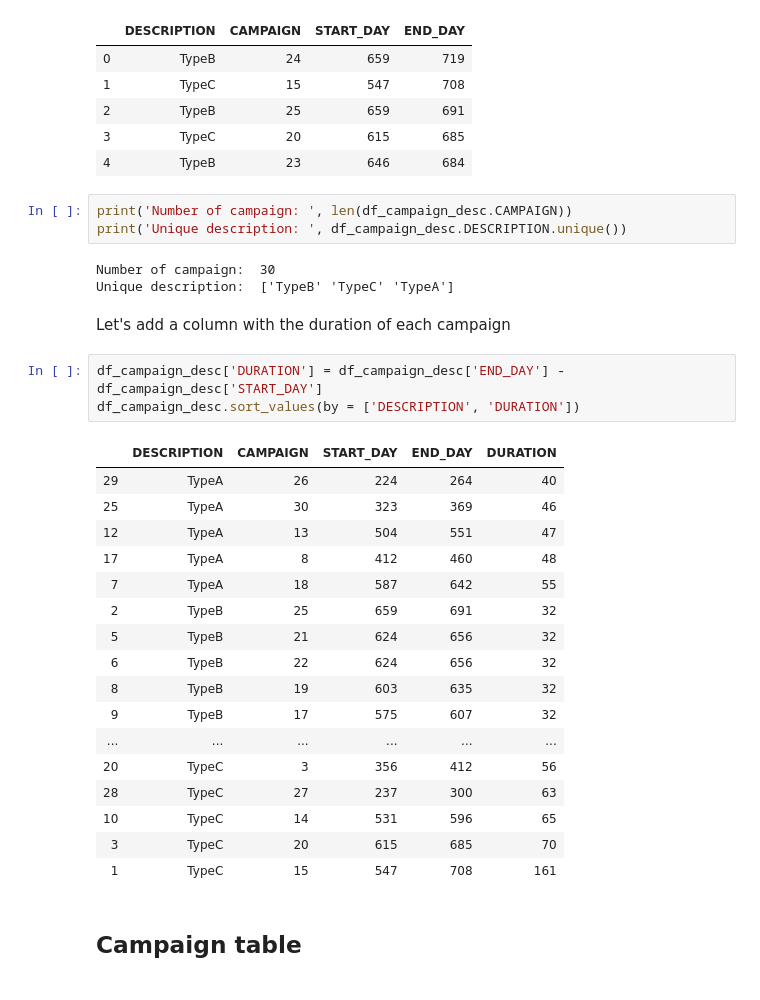
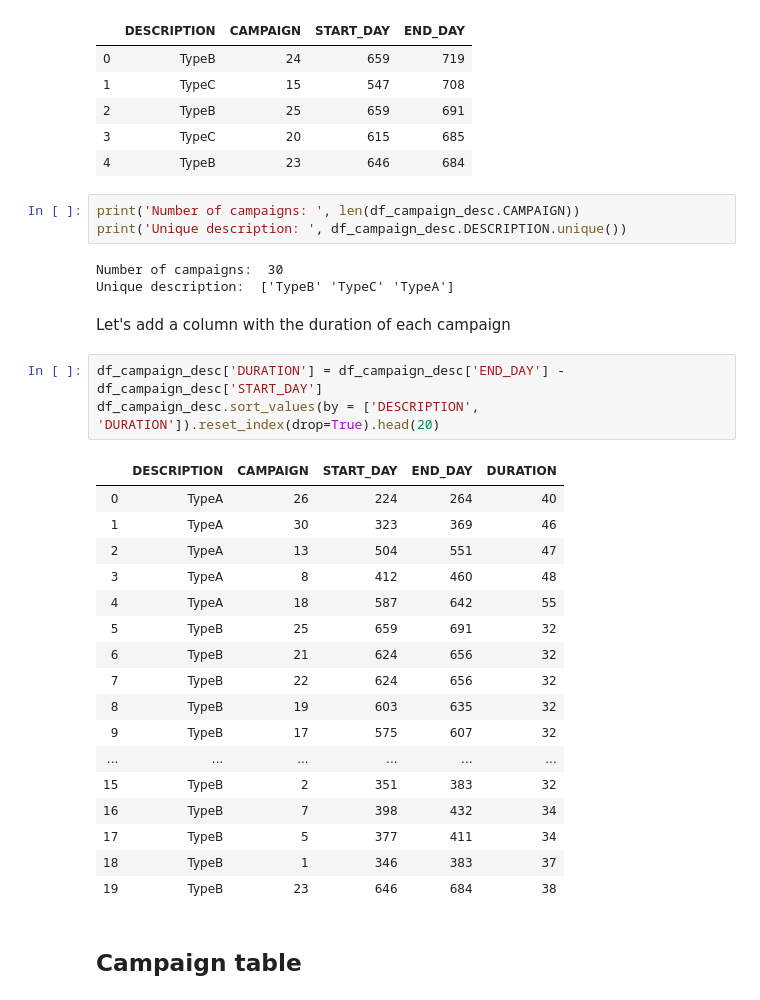
Before and after one commit to whateverforever/ada-2019-project, a Jupyter notebook: data_analysis.ipynb, the cells around one changed output. Drawn from its saved outputs; the diff is of its cells as text.

```diff
--- a/data_analysis.ipynb
+++ b/data_analysis.ipynb
@@ -68,34 +95,34 @@ df_campaign_desc.head()
 | 3 | TypeC | 20 | 615 | 685 |
 | 4 | TypeB | 23 | 646 | 684 |
 # %%
-print('Number of campaign: ', len(df_campaign_desc.CAMPAIGN))
+print('Number of campaigns: ', len(df_campaign_desc.CAMPAIGN))
 print('Unique description: ', df_campaign_desc.DESCRIPTION.unique())
 # %% [output]
-Number of campaign:  30
+Number of campaigns:  30
 Unique description:  ['TypeB' 'TypeC' 'TypeA']
 # %% [markdown]
 Let's add a column with the duration of each campaign
 # %%
 df_campaign_desc['DURATION'] = df_campaign_desc['END_DAY'] - df_campaign_desc['START_DAY']
-df_campaign_desc.sort_values(by = ['DESCRIPTION', 'DURATION'])
+df_campaign_desc.sort_values(by = ['DESCRIPTION', 'DURATION']).reset_index(drop=True).head(20)
 # %% [output]
 |  | DESCRIPTION | CAMPAIGN | START_DAY | END_DAY | DURATION |
-| 29 | TypeA | 26 | 224 | 264 | 40 |
-| 25 | TypeA | 30 | 323 | 369 | 46 |
-| 12 | TypeA | 13 | 504 | 551 | 47 |
-| 17 | TypeA | 8 | 412 | 460 | 48 |
-| 7 | TypeA | 18 | 587 | 642 | 55 |
-| 2 | TypeB | 25 | 659 | 691 | 32 |
-| 5 | TypeB | 21 | 624 | 656 | 32 |
-| 6 | TypeB | 22 | 624 | 656 | 32 |
+| 0 | TypeA | 26 | 224 | 264 | 40 |
+| 1 | TypeA | 30 | 323 | 369 | 46 |
+| 2 | TypeA | 13 | 504 | 551 | 47 |
+| 3 | TypeA | 8 | 412 | 460 | 48 |
+| 4 | TypeA | 18 | 587 | 642 | 55 |
+| 5 | TypeB | 25 | 659 | 691 | 32 |
+| 6 | TypeB | 21 | 624 | 656 | 32 |
+| 7 | TypeB | 22 | 624 | 656 | 32 |
 | 8 | TypeB | 19 | 603 | 635 | 32 |
 | 9 | TypeB | 17 | 575 | 607 | 32 |
 | ... | ... | ... | ... | ... | ... |
-| 20 | TypeC | 3 | 356 | 412 | 56 |
-| 28 | TypeC | 27 | 237 | 300 | 63 |
-| 10 | TypeC | 14 | 531 | 596 | 65 |
-| 3 | TypeC | 20 | 615 | 685 | 70 |
-| 1 | TypeC | 15 | 547 | 708 | 161 |
+| 15 | TypeB | 2 | 351 | 383 | 32 |
+| 16 | TypeB | 7 | 398 | 432 | 34 |
+| 17 | TypeB | 5 | 377 | 411 | 34 |
+| 18 | TypeB | 1 | 346 | 383 | 37 |
+| 19 | TypeB | 23 | 646 | 684 | 38 |
 # %% [markdown]
 ## Campaign table
 # %%
```
Also changed, not shown: parts of 10 cells of this notebook.
